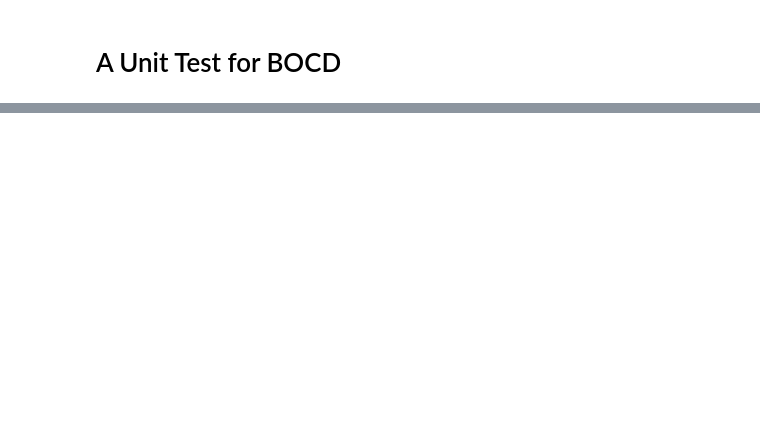
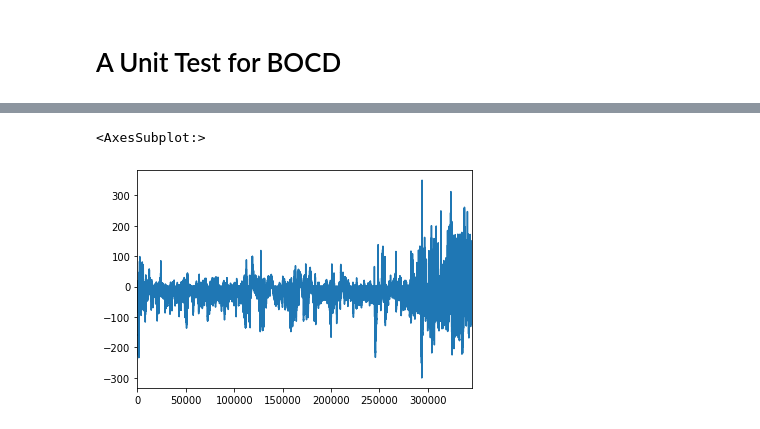
Before and after one commit to noamsgl/msc, a Jupyter notebook: notebooks/bocd/test_BOCD.ipynb, the cells around one changed output, grey strips where cells are left out. Cells and saved outputs as stored; diff of their text form; code cells hidden in the pictures; blank space fills up the shorter version.

```diff
--- a/notebooks/bocd/test_BOCD.ipynb
+++ b/notebooks/bocd/test_BOCD.ipynb
@@ -71,0 +104,5 @@ sns.scatterplot(x=changepoints, y=[0] * len(changepoints), color='orange', zorde
+# %%
+data.plot.line()
+# %% [output]
+<AxesSubplot:>
+[figure, added]
```
Also changed, not shown: parts of 23 cells of this notebook.
